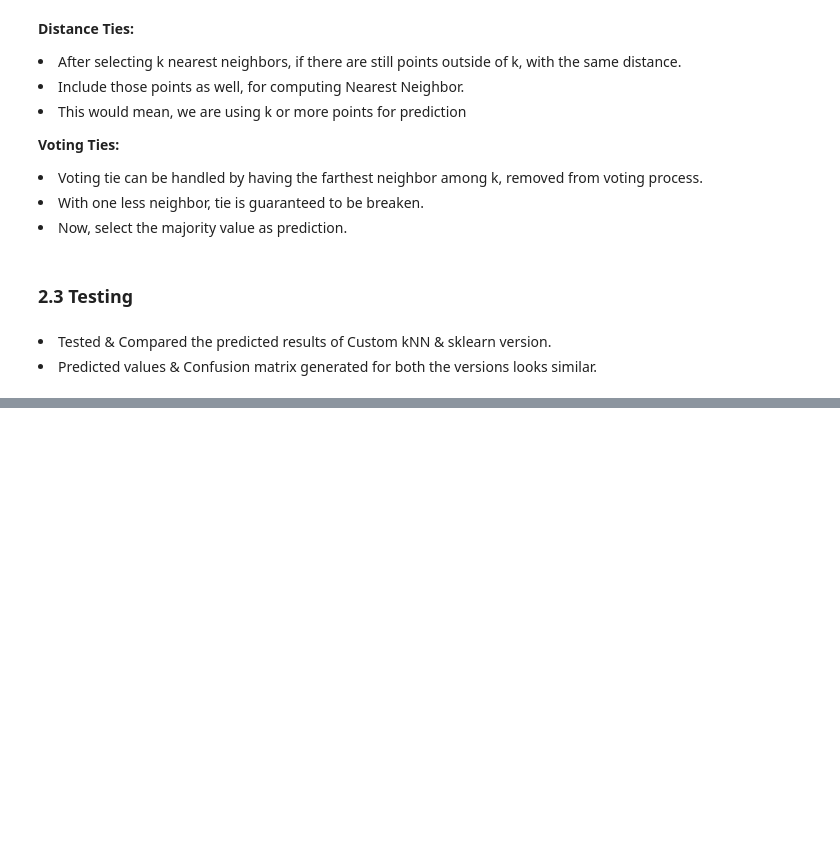
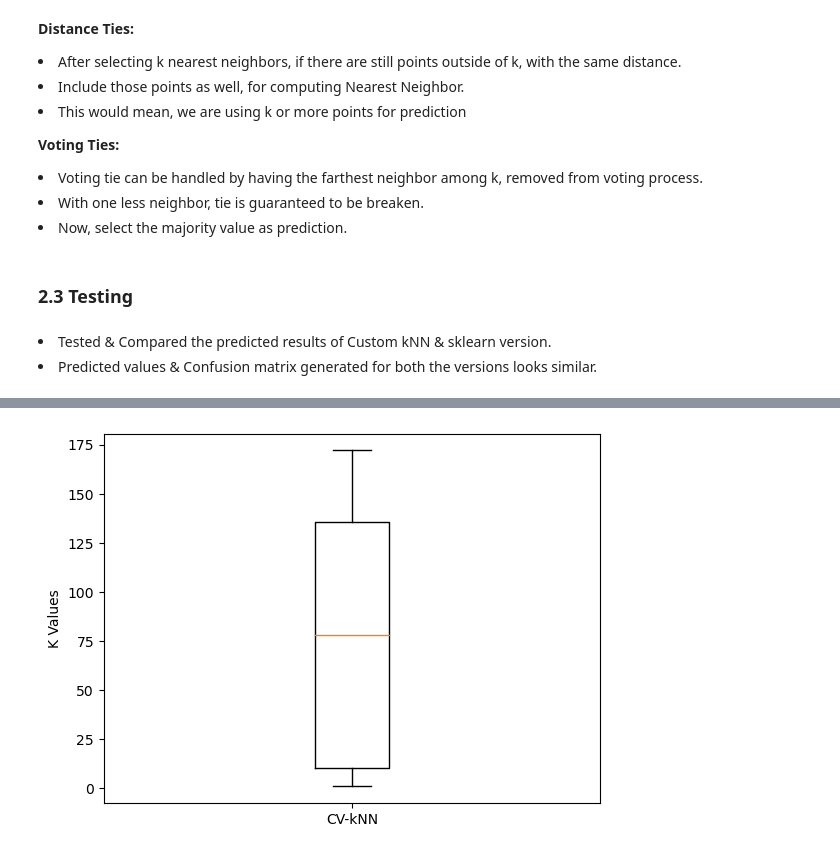
Before and after one commit to yogamaha/cs598-psl, a Jupyter notebook: ca-1/ca-1.ipynb, the cells around one changed output, grey strips where cells are left out. Drawn from its saved outputs; the diff is of its cells as text; code cells hidden in the pictures; blank space fills up the shorter version.

```diff
--- a/ca-1/ca-1.ipynb
+++ b/ca-1/ca-1.ipynb
@@ -528,0 +582,7 @@ The confusion matrix based on bayes rule is:
+# %%
+
+#ss.describe(np.transpose(results_k)[1])
+selected_k = np.transpose(results_k)[1]
+print("Summary of K values")
+print("-------------------")
+summary(selected_k)
@@ -528,0 +597,11 @@ The confusion matrix based on bayes rule is:
+# %%
+fig, ax = plt.subplots()
+bp = ax.boxplot(selected_k)
+
+ax.set_xticklabels(["CV-kNN"])
+ax.set_ylabel("K Values")
+
+
+plt.show()
+# %% [output]
+[figure, added]
```
Also changed, not shown: parts of 66 cells of this notebook, 1 other file.
